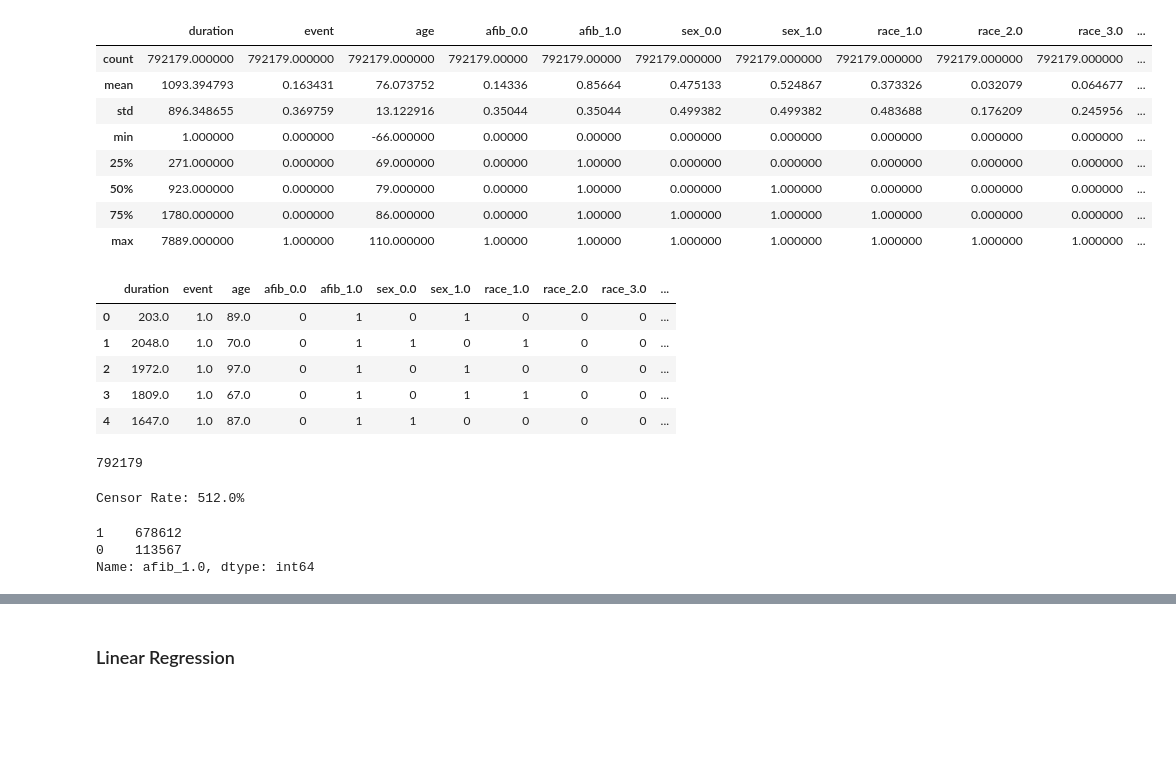
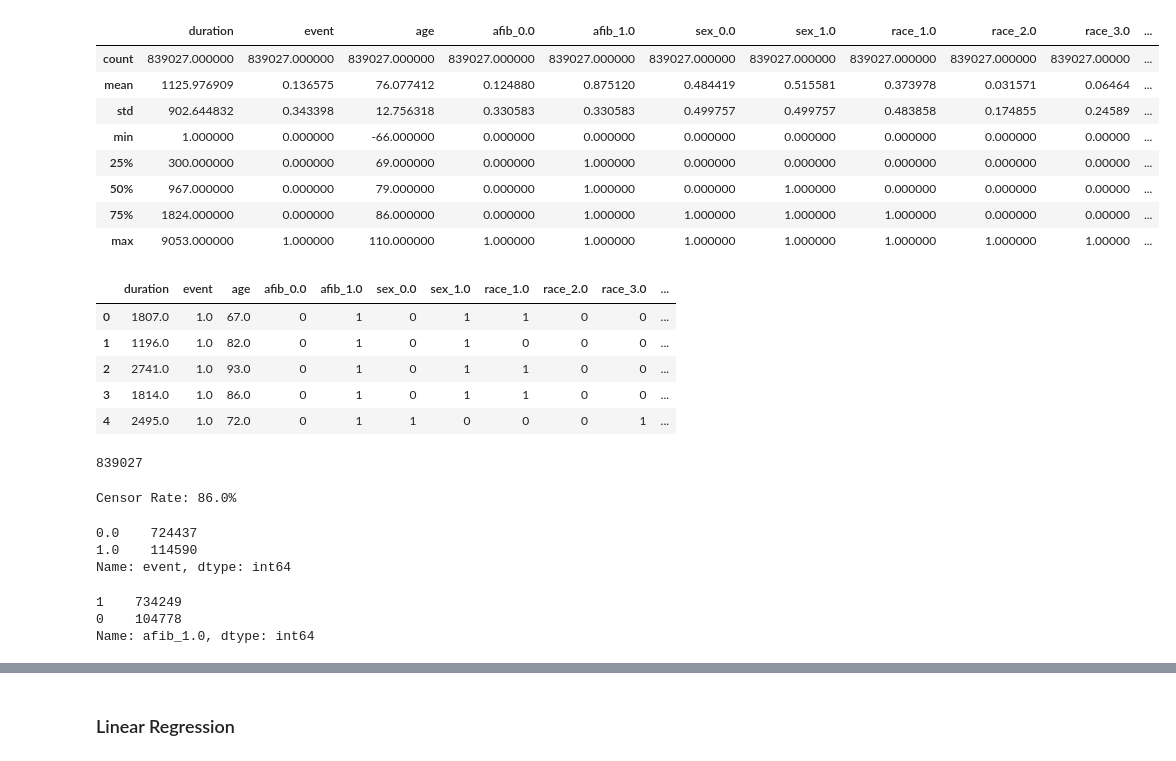
Before and after one commit to wilson-diaz/HCUP-Survival, a Jupyter notebook: SurvivalRegression2Class.ipynb, the cells around one changed output, grey strips where cells are left out. Cells and saved outputs as stored; diff of their text form; code cells hidden in the pictures; blank space fills up the shorter version.

```diff
--- a/SurvivalRegression2Class.ipynb
+++ b/SurvivalRegression2Class.ipynb
@@ -12,44 +12,50 @@ from sklearn import model_selection
 from sklearn.linear_model import LinearRegression
 # %%
 # let's get our data
-data = pd.read_csv('clean2class/afib_425_4_clean_X2.csv')
+data = pd.read_csv('clean2class/afib_434_4_clean_X2.csv')
 T, E = data['duration'], data['event']
 data.describe()
 # %% [output]
 |  | duration | event | age | afib_0.0 | afib_1.0 | sex_0.0 | sex_1.0 | race_1.0 | race_2.0 | race_3.0 | ... |
-| count | 792179.000000 | 792179.000000 | 792179.000000 | 792179.00000 | 792179.00000 | 792179.000000 | 792179.000000 | 792179.000000 | 792179.000000 | 792179.000000 | ... |
-| mean | 1093.394793 | 0.163431 | 76.073752 | 0.14336 | 0.85664 | 0.475133 | 0.524867 | 0.373326 | 0.032079 | 0.064677 | ... |
-| std | 896.348655 | 0.369759 | 13.122916 | 0.35044 | 0.35044 | 0.499382 | 0.499382 | 0.483688 | 0.176209 | 0.245956 | ... |
-| min | 1.000000 | 0.000000 | -66.000000 | 0.00000 | 0.00000 | 0.000000 | 0.000000 | 0.000000 | 0.000000 | 0.000000 | ... |
-| 25% | 271.000000 | 0.000000 | 69.000000 | 0.00000 | 1.00000 | 0.000000 | 0.000000 | 0.000000 | 0.000000 | 0.000000 | ... |
-| 50% | 923.000000 | 0.000000 | 79.000000 | 0.00000 | 1.00000 | 0.000000 | 1.000000 | 0.000000 | 0.000000 | 0.000000 | ... |
-| 75% | 1780.000000 | 0.000000 | 86.000000 | 0.00000 | 1.00000 | 1.000000 | 1.000000 | 1.000000 | 0.000000 | 0.000000 | ... |
-| max | 7889.000000 | 1.000000 | 110.000000 | 1.00000 | 1.00000 | 1.000000 | 1.000000 | 1.000000 | 1.000000 | 1.000000 | ... |
+| count | 839027.000000 | 839027.000000 | 839027.000000 | 839027.000000 | 839027.000000 | 839027.000000 | 839027.000000 | 839027.000000 | 839027.000000 | 839027.00000 | ... |
+| mean | 1125.976909 | 0.136575 | 76.077412 | 0.124880 | 0.875120 | 0.484419 | 0.515581 | 0.373978 | 0.031571 | 0.06464 | ... |
+| std | 902.644832 | 0.343398 | 12.756318 | 0.330583 | 0.330583 | 0.499757 | 0.499757 | 0.483858 | 0.174855 | 0.24589 | ... |
+| min | 1.000000 | 0.000000 | -66.000000 | 0.000000 | 0.000000 | 0.000000 | 0.000000 | 0.000000 | 0.000000 | 0.00000 | ... |
+| 25% | 300.000000 | 0.000000 | 69.000000 | 0.000000 | 1.000000 | 0.000000 | 0.000000 | 0.000000 | 0.000000 | 0.00000 | ... |
+| 50% | 967.000000 | 0.000000 | 79.000000 | 0.000000 | 1.000000 | 0.000000 | 1.000000 | 0.000000 | 0.000000 | 0.00000 | ... |
+| 75% | 1824.000000 | 0.000000 | 86.000000 | 0.000000 | 1.000000 | 1.000000 | 1.000000 | 1.000000 | 0.000000 | 0.00000 | ... |
+| max | 9053.000000 | 1.000000 | 110.000000 | 1.000000 | 1.000000 | 1.000000 | 1.000000 | 1.000000 | 1.000000 | 1.00000 | ... |
 # %%
 data.head()
 # %% [output]
 |  | duration | event | age | afib_0.0 | afib_1.0 | sex_0.0 | sex_1.0 | race_1.0 | race_2.0 | race_3.0 | ... |
-| 0 | 203.0 | 1.0 | 89.0 | 0 | 1 | 0 | 1 | 0 | 0 | 0 | ... |
-| 1 | 2048.0 | 1.0 | 70.0 | 0 | 1 | 1 | 0 | 1 | 0 | 0 | ... |
-| 2 | 1972.0 | 1.0 | 97.0 | 0 | 1 | 0 | 1 | 0 | 0 | 0 | ... |
-| 3 | 1809.0 | 1.0 | 67.0 | 0 | 1 | 0 | 1 | 1 | 0 | 0 | ... |
-| 4 | 1647.0 | 1.0 | 87.0 | 0 | 1 | 1 | 0 | 0 | 0 | 0 | ... |
+| 0 | 1807.0 | 1.0 | 67.0 | 0 | 1 | 0 | 1 | 1 | 0 | 0 | ... |
+| 1 | 1196.0 | 1.0 | 82.0 | 0 | 1 | 0 | 1 | 0 | 0 | 0 | ... |
+| 2 | 2741.0 | 1.0 | 93.0 | 0 | 1 | 0 | 1 | 1 | 0 | 0 | ... |
+| 3 | 1814.0 | 1.0 | 86.0 | 0 | 1 | 0 | 1 | 1 | 0 | 0 | ... |
+| 4 | 2495.0 | 1.0 | 72.0 | 0 | 1 | 1 | 0 | 0 | 0 | 1 | ... |
 # %%
 data.shape[0] # number of patients
 # %% [output]
-792179
+839027
 # %%
 censorship_counts = data['event'].value_counts()
-censor_rate = censorship_counts[0] / censorship_counts[1]
+censor_rate = censorship_counts[0] / censorship_counts.sum()
 print('Censor Rate:', str(round(censor_rate, 2)*100) + '%')
 # %% [output]
-Censor Rate: 512.0%
+Censor Rate: 86.0%
+# %%
+censorship_counts
+# %% [output]
+0.0    724437
+1.0    114590
+Name: event, dtype: int64
 # %%
 # number of positive (1) and negative (0) patients
 data['afib_1.0'].value_counts()
 # %% [output]
-1    678612
-0    113567
+1    734249
+0    104778
 Name: afib_1.0, dtype: int64
 # %%
 X = pd.DataFrame(data.drop('duration', axis=1))
```
Also changed, not shown: parts of 34 cells of this notebook, 1 other file.
